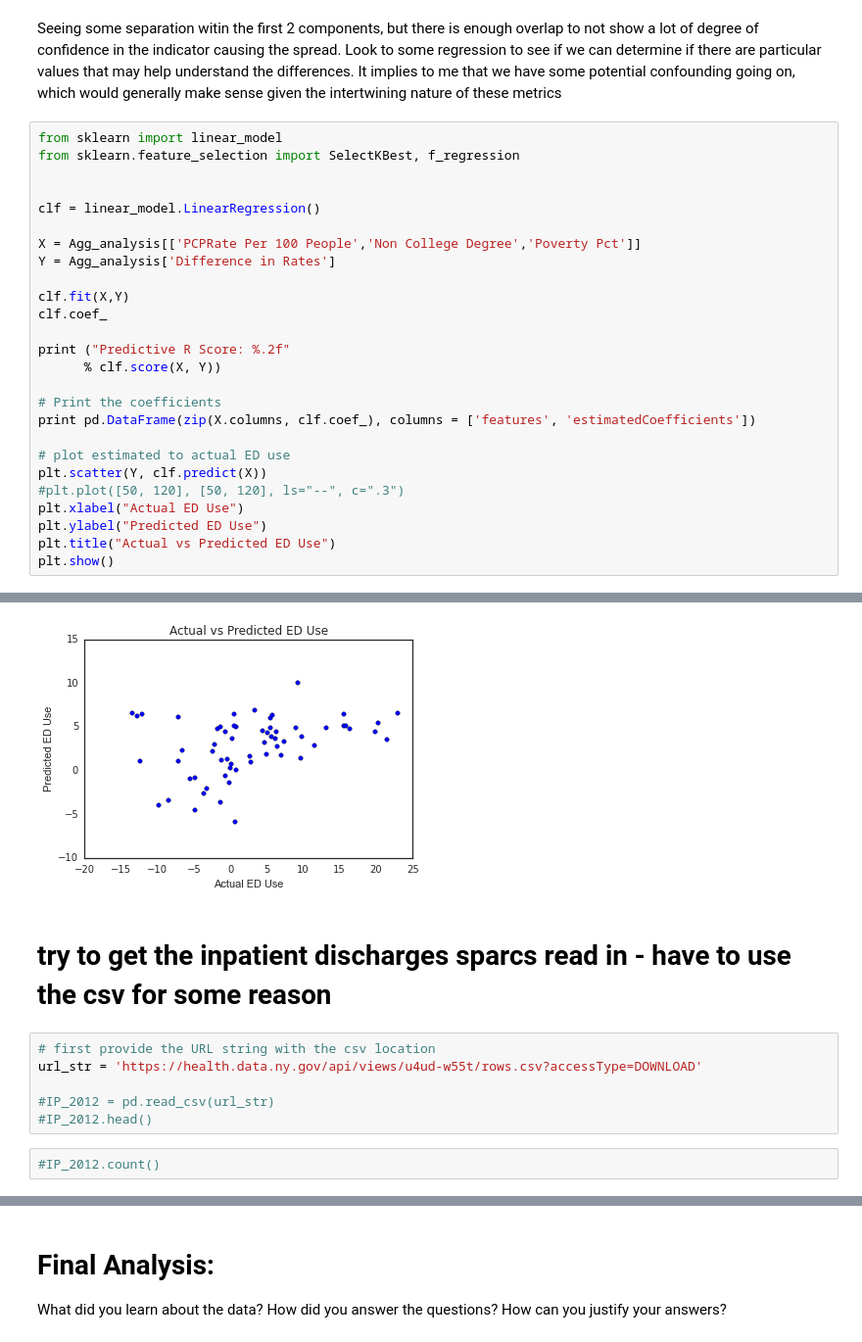
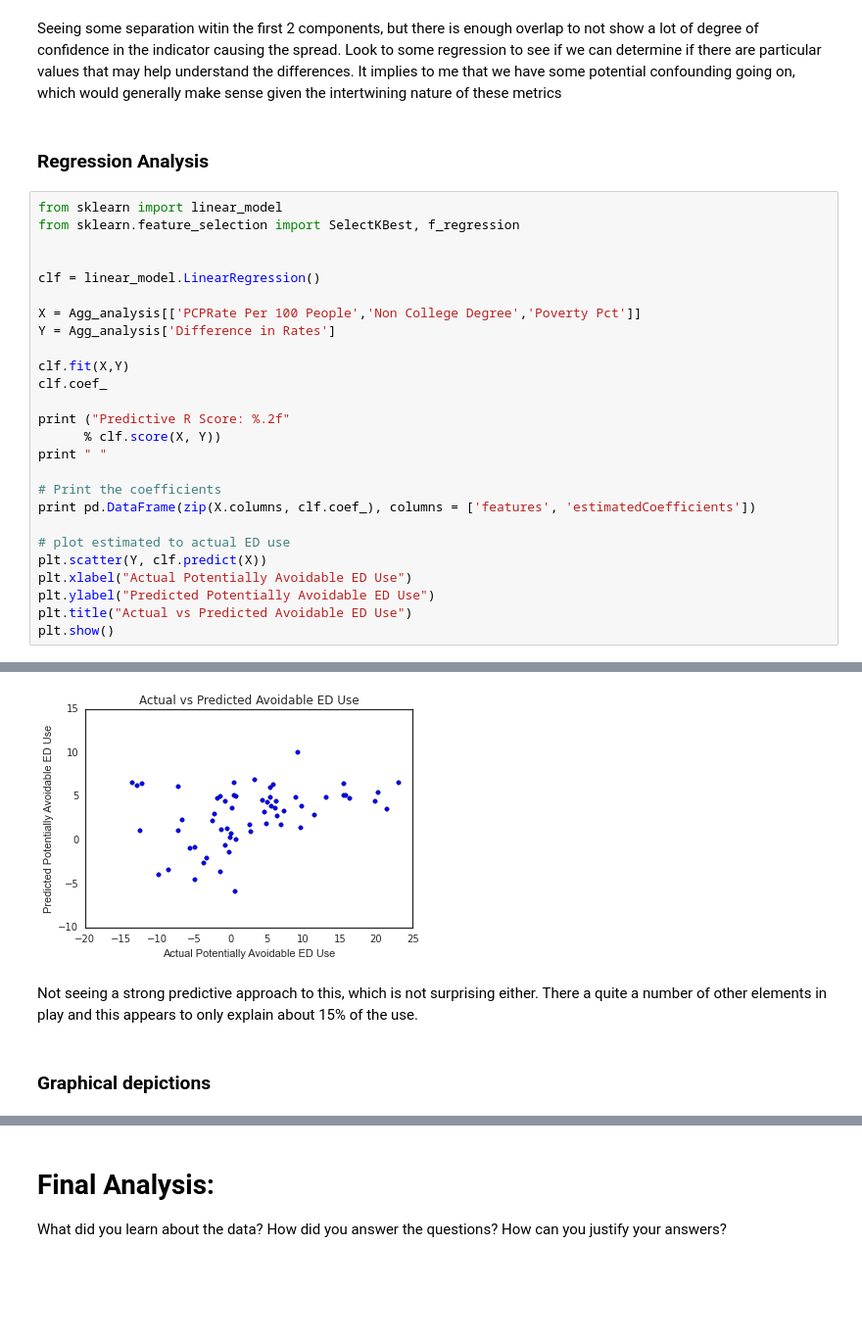
Before and after one commit to SumanthMeenan/CS109-1, a Jupyter notebook: CS109Project.ipynb, the cells around one changed output, grey strips where cells are left out. Shown: that part at 98% size. Cells and saved outputs as stored; diff of their text form; blank space fills up the shorter version.

```diff
--- a/CS109Project.ipynb
+++ b/CS109Project.ipynb
@@ -832,6 +877,8 @@ plt.show()
 [figure]
 # %% [markdown]
 Seeing some separation witin the first 2 components, but there is enough overlap to not show a lot of degree of confidence in the indicator causing the spread.   Look to some regression to see if we can determine if there are particular values that may help understand the differences.  It implies to me that we have some potential confounding going on, which would generally make sense given the intertwining nature of these metrics
+# %% [markdown]
+### Regression Analysis
 # %%
 from sklearn import linear_model
 from sklearn.feature_selection import SelectKBest, f_regression
@@ -847,16 +894,16 @@ clf.coef_
 
 print ("Predictive R Score: %.2f"
       % clf.score(X, Y))
+print " "
 
 # Print the coefficients
 print pd.DataFrame(zip(X.columns, clf.coef_), columns = ['features', 'estimatedCoefficients'])
 
 # plot estimated to actual ED use
 plt.scatter(Y, clf.predict(X))
-#plt.plot([50, 120], [50, 120], ls="--", c=".3")
-plt.xlabel("Actual ED Use")
-plt.ylabel("Predicted ED Use")
-plt.title("Actual vs Predicted ED Use")
+plt.xlabel("Actual Potentially Avoidable ED Use")
+plt.ylabel("Predicted Potentially Avoidable ED Use")
+plt.title("Actual vs Predicted Avoidable ED Use")
 plt.show()
 # %% [output]
 Predictive R Score: 0.15
@@ -863,15 +911,9 @@ Predictive R Score: 0.15
                  features  estimatedCoefficients
 0  PCPRate Per 100 People              -8.349123
 1      Non College Degree              25.399502
 2             Poverty Pct               0.357461
-[figure, old version]
+[figure, new version]
-# %% [markdown]
-# try to get the inpatient discharges sparcs read in - have to use the csv for some reason
-# %%
-# first provide the URL string with the csv location
-url_str = 'https://health.data.ny.gov/api/views/u4ud-w55t/rows.csv?accessType=DOWNLOAD'
-
-#IP_2012 = pd.read_csv(url_str)
-#IP_2012.head()
-# %%
-#IP_2012.count()
+# %% [markdown]
+Not seeing a strong predictive approach to this, which is not surprising either.   There a quite a number of other elements in play and this appears to only explain about 15% of the use.
+# %% [markdown]
+### Graphical depictions
```
Also changed, not shown: parts of 68 cells of this notebook.
